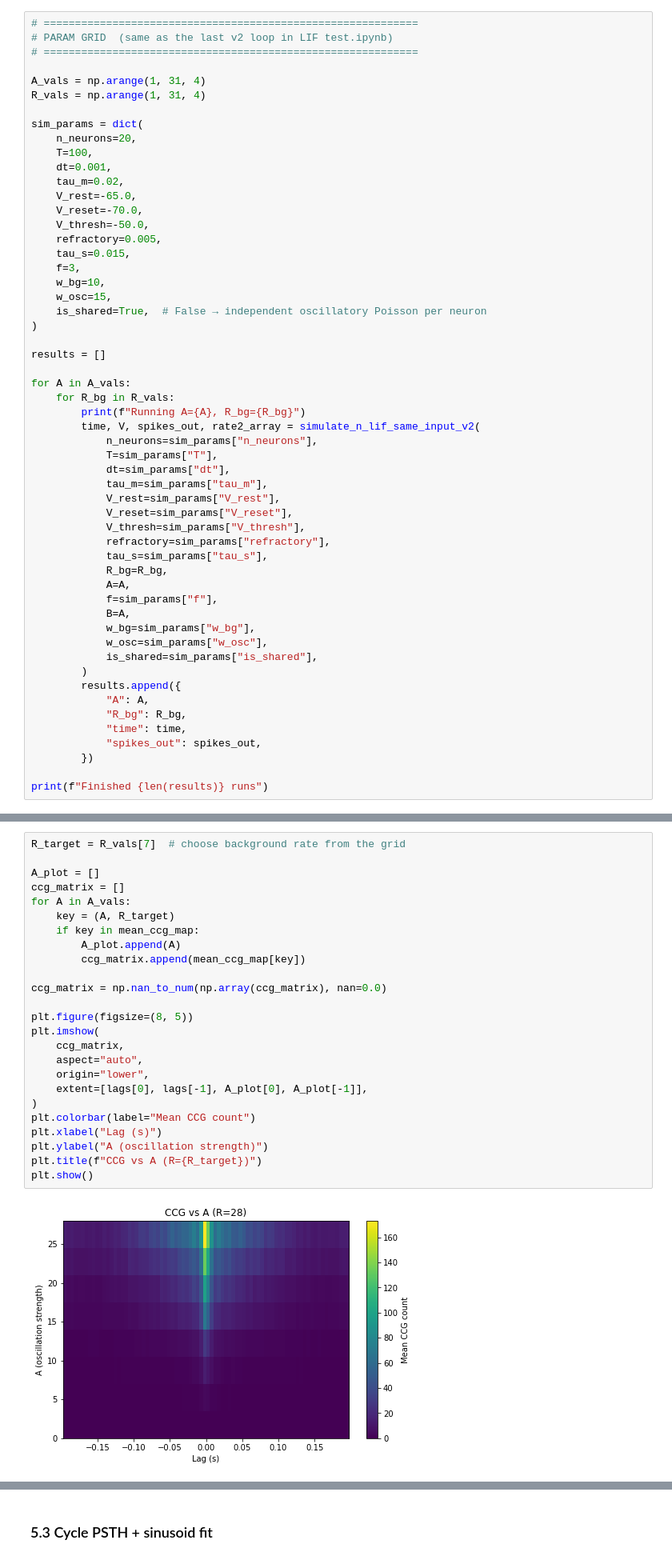
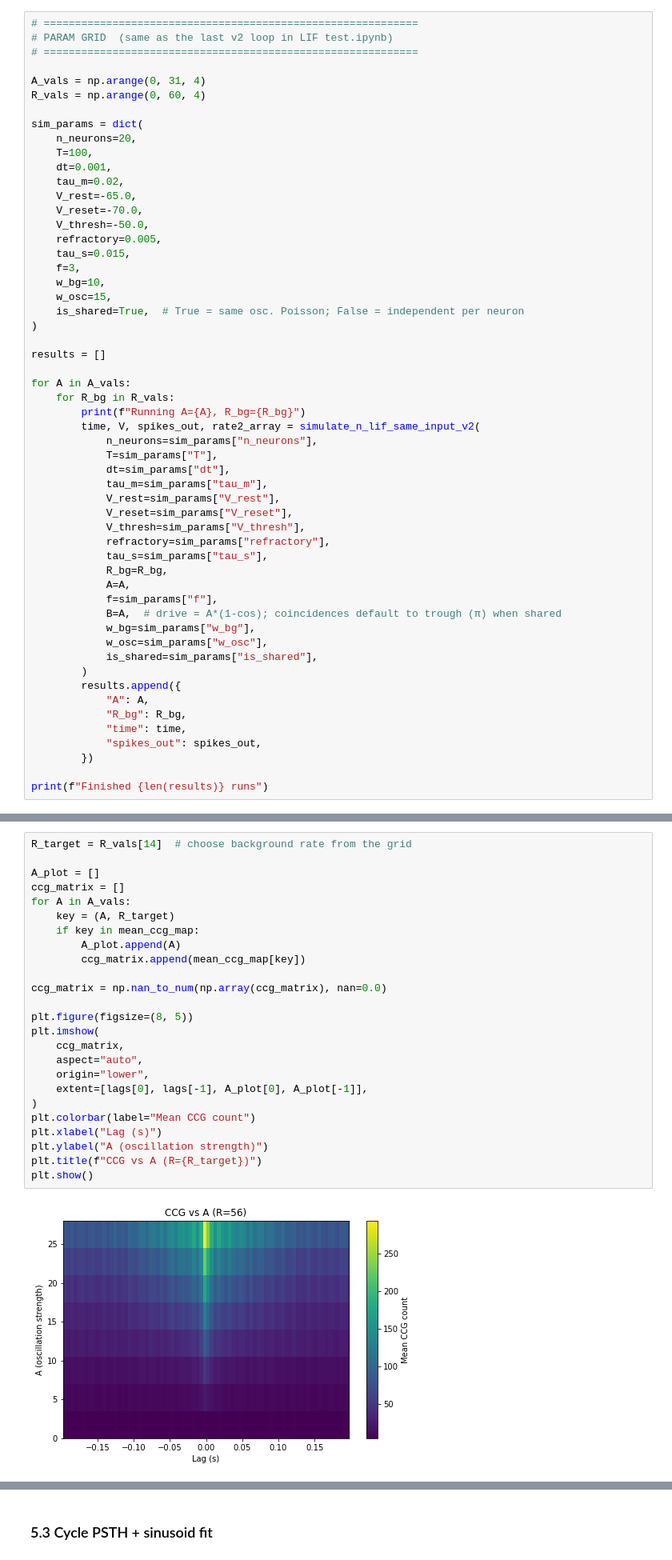
Before and after one commit to miguelconcham/play-bout-analysis-behavior-and-physiology, a Jupyter notebook: Complementary figures/LIF neuron model.ipynb, the cells around one changed output, grey strips where cells are left out. Shown at 80% size. Drawn from its saved outputs; the diff is of its cells as text.

```diff
--- a/Complementary figures/LIF neuron model.ipynb
+++ b/Complementary figures/LIF neuron model.ipynb
@@ -227,8 +296,8 @@ Each grid point is 20 neurons × 100 s at `dt = 1 ms` (64 runs). This takes a wh
 # PARAM GRID  (same as the last v2 loop in LIF test.ipynb)
 # ============================================================
 
-A_vals = np.arange(1, 31, 4)
-R_vals = np.arange(1, 31, 4)
+A_vals = np.arange(0, 31, 4)
+R_vals = np.arange(0, 60, 4)
 
 sim_params = dict(
     n_neurons=20,
@@ -243,7 +312,7 @@ sim_params = dict(
     f=3,
     w_bg=10,
     w_osc=15,
-    is_shared=True,  # False → independent oscillatory Poisson per neuron
+    is_shared=True,  # True = same osc. Poisson; False = independent per neuron
 )
 
 results = []
@@ -264,7 +333,7 @@ for A in A_vals:
             R_bg=R_bg,
             A=A,
             f=sim_params["f"],
-            B=A,
+            B=A,  # drive = A*(1-cos); coincidences default to trough (π) when shared
             w_bg=sim_params["w_bg"],
             w_osc=sim_params["w_osc"],
             is_shared=sim_params["is_shared"],
@@ -380,27 +478,27 @@ CCG maps for 64 (A, R_bg) keys
 # %%
-R_target = R_vals[7]  # choose background rate from the grid
+R_target = R_vals[14]  # choose background rate from the grid
 
 A_plot = []
 ccg_matrix = []
 for A in A_vals:
     key = (A, R_target)
     if key in mean_ccg_map:
         A_plot.append(A)
         ccg_matrix.append(mean_ccg_map[key])
 
 ccg_matrix = np.nan_to_num(np.array(ccg_matrix), nan=0.0)
 
 plt.figure(figsize=(8, 5))
 plt.imshow(
     ccg_matrix,
     aspect="auto",
     origin="lower",
     extent=[lags[0], lags[-1], A_plot[0], A_plot[-1]],
 )
 plt.colorbar(label="Mean CCG count")
 plt.xlabel("Lag (s)")
 plt.ylabel("A (oscillation strength)")
 plt.title(f"CCG vs A (R={R_target})")
 plt.show()
 # %% [output]
-[figure, old version]
+[figure, new version]
```
Also changed, not shown: parts of 28 cells of this notebook, 2 other files.
